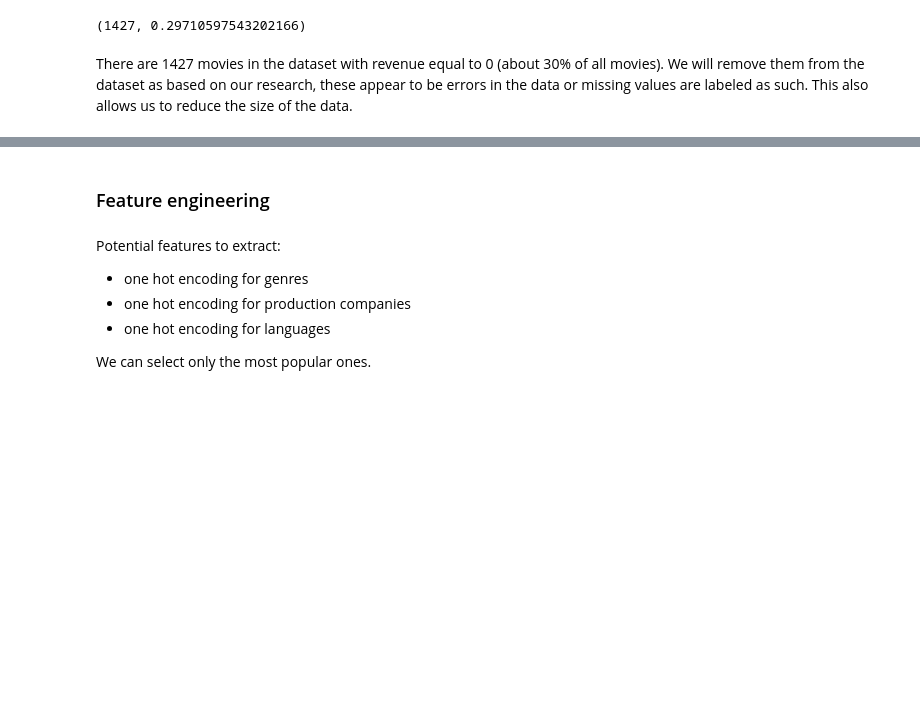
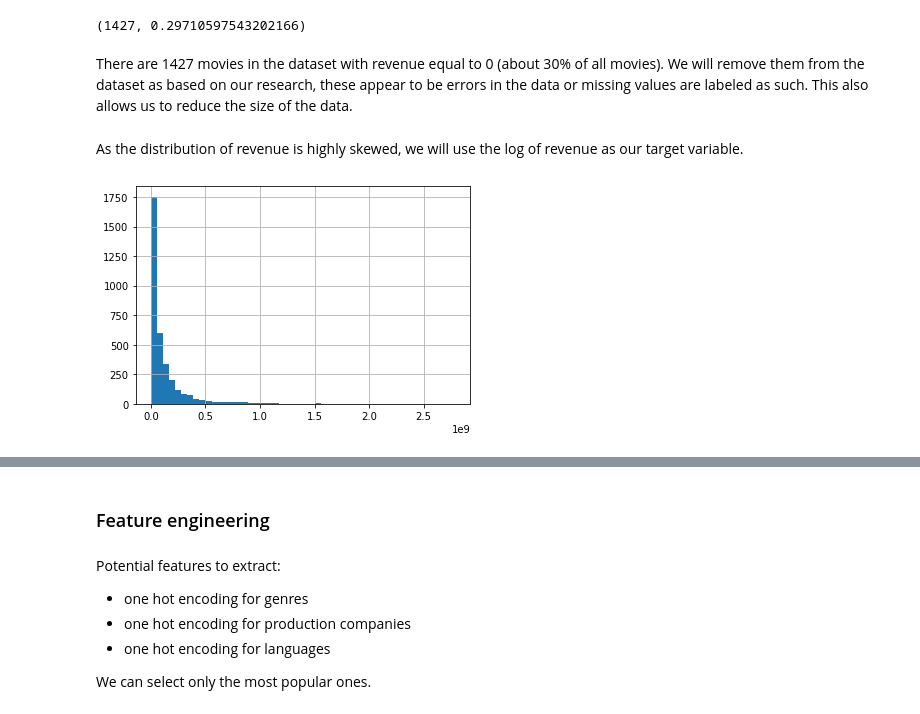
Before and after one commit to adrianstando/ML-on-Graphs-TMDB, a Jupyter notebook: eda.ipynb, the cells around one changed output, grey strips where cells are left out. Drawn from its saved outputs; the diff is of its cells as text; code cells hidden in the pictures; blank space fills up the shorter version.

```diff
--- a/eda.ipynb
+++ b/eda.ipynb
@@ -123,3 +125,14 @@ Removing the movies with no revenue
 (1427, 0.29710597543202166)
 # %% [markdown]
 There are 1427 movies in the dataset with revenue equal to 0 (about 30% of all movies). We will remove them from the dataset as based on our research, these appear to be errors in the data or missing values are labeled as such. This also allows us to reduce the size of the data.
+# %%
+movies_to_keep = [movie["id"] for i, movie in movies.iterrows() if movie["revenue"] > 0]
+movies = movies[movies["id"].isin(movies_to_keep)].reset_index(drop=True)
+credits = credits[credits["movie_id"].isin(movies_to_keep)].reset_index(drop=True)
+# %% [markdown]
+As the distribution of revenue is highly skewed, we will use the log of revenue as our target variable.
+# %%
+movies["revenue"].hist(bins=50)
+plt.show()
+# %% [output]
+[figure, added]
```
Also changed, not shown: parts of 24 cells of this notebook, 2 other files.
